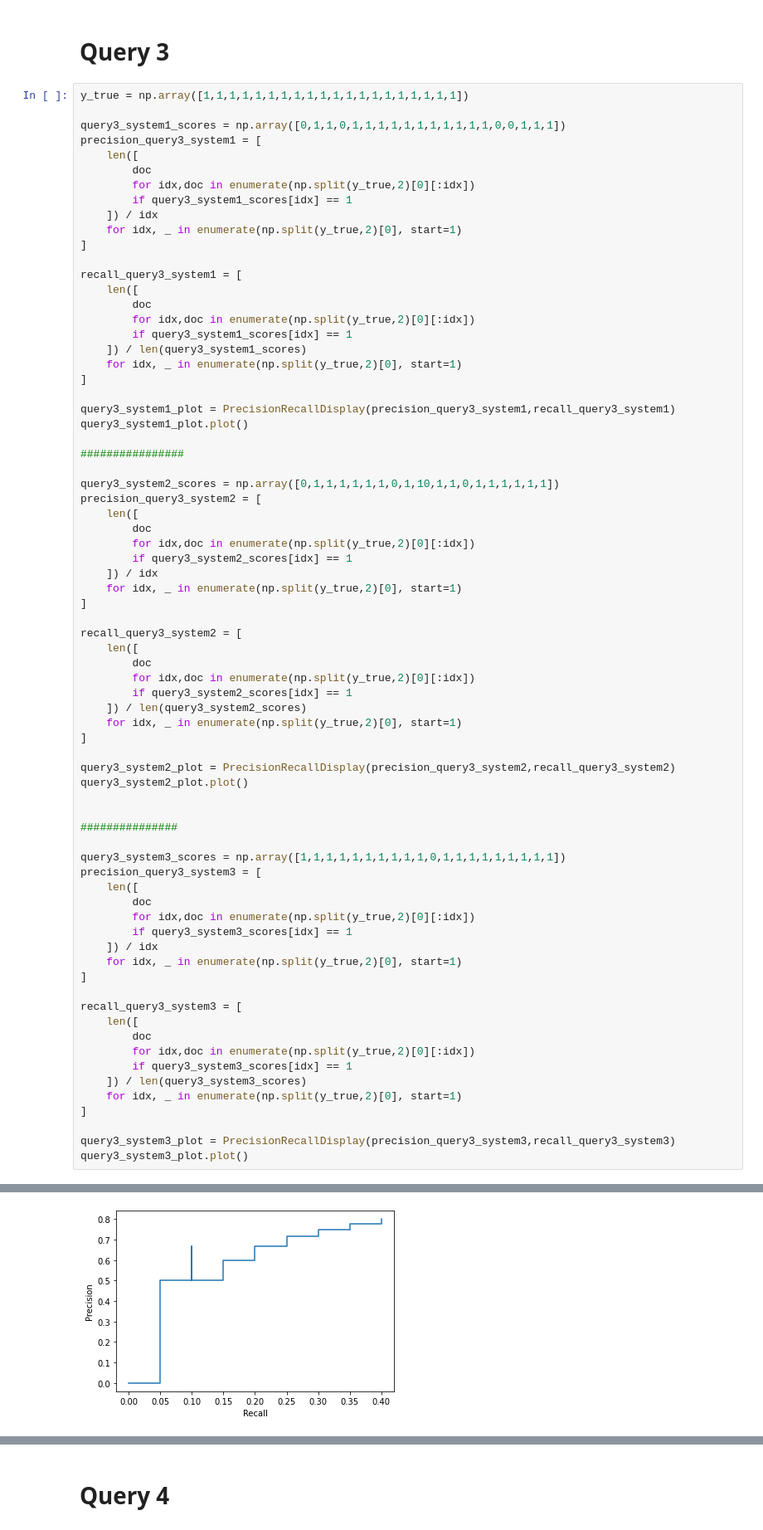
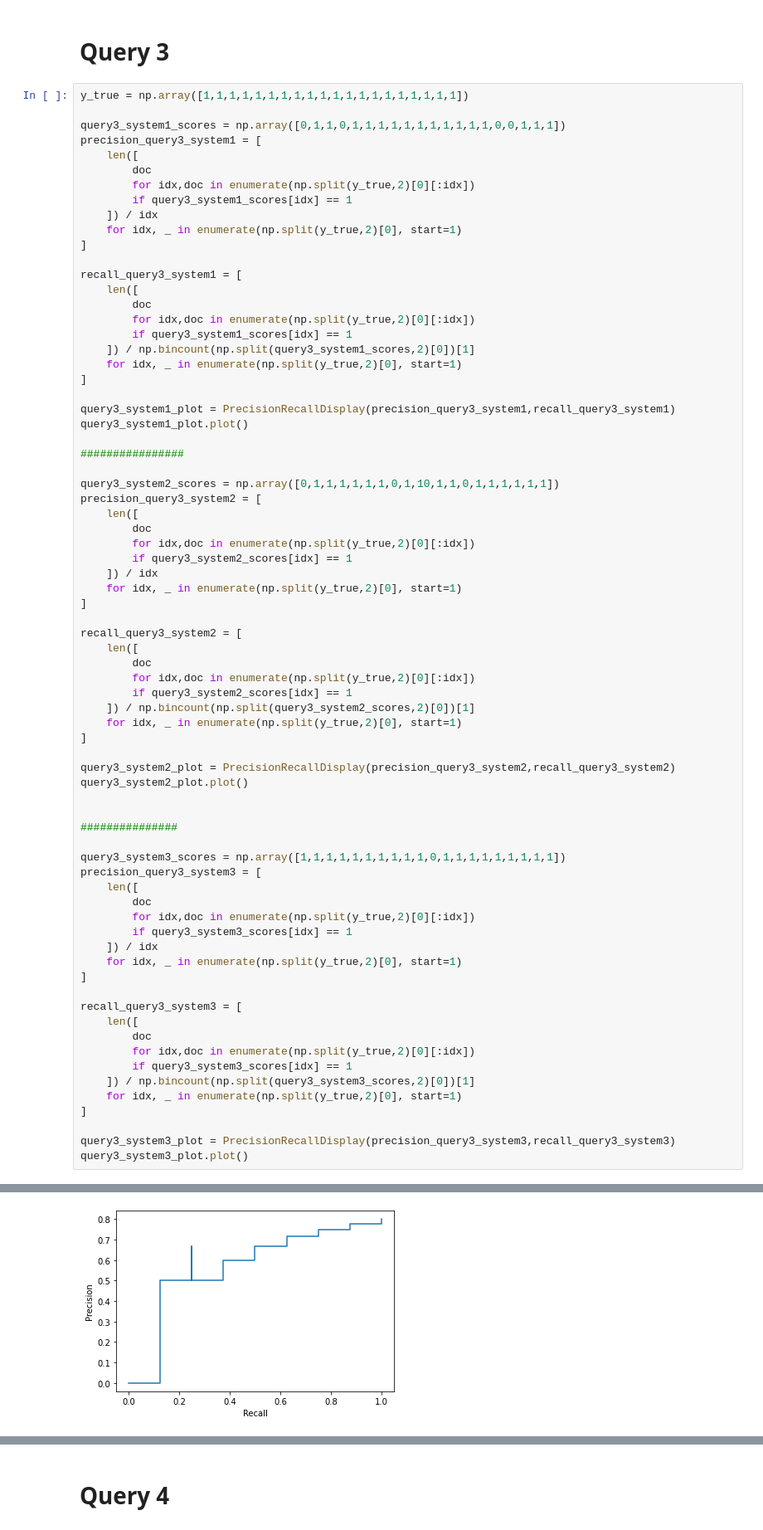
Before and after one commit to davide-castro20/FEUP-PRI, a Jupyter notebook: precision_graphs.ipynb, the cells around one changed output, grey strips where cells are left out. Shown: that part at 83% size. Cells and saved outputs as stored; diff of their text form.

```diff
--- a/precision_graphs.ipynb
+++ b/precision_graphs.ipynb
@@ -182,7 +182,7 @@ recall_query3_system1 = [
         doc
         for idx,doc in enumerate(np.split(y_true,2)[0][:idx])
         if query3_system1_scores[idx] == 1
-    ]) / len(query3_system1_scores)
+    ]) / np.bincount(np.split(query3_system1_scores,2)[0])[1]
     for idx, _ in enumerate(np.split(y_true,2)[0], start=1)
 ]
 
@@ -206,7 +206,7 @@ recall_query3_system2 = [
         doc
         for idx,doc in enumerate(np.split(y_true,2)[0][:idx])
         if query3_system2_scores[idx] == 1
-    ]) / len(query3_system2_scores)
+    ]) / np.bincount(np.split(query3_system2_scores,2)[0])[1]
     for idx, _ in enumerate(np.split(y_true,2)[0], start=1)
 ]
 
@@ -231,7 +231,7 @@ recall_query3_system3 = [
         doc
         for idx,doc in enumerate(np.split(y_true,2)[0][:idx])
         if query3_system3_scores[idx] == 1
-    ]) / len(query3_system3_scores)
+    ]) / np.bincount(np.split(query3_system3_scores,2)[0])[1]
     for idx, _ in enumerate(np.split(y_true,2)[0], start=1)
 ]
 
@@ -242 +242 @@ query3_system3_plot.plot()
-[figure, old version]
+[figure, new version]
```
Also changed, not shown: parts of 4 cells of this notebook.
